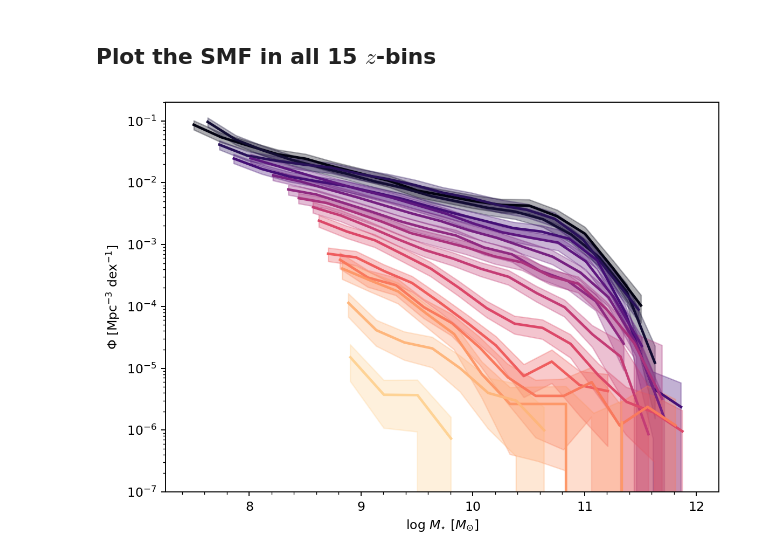
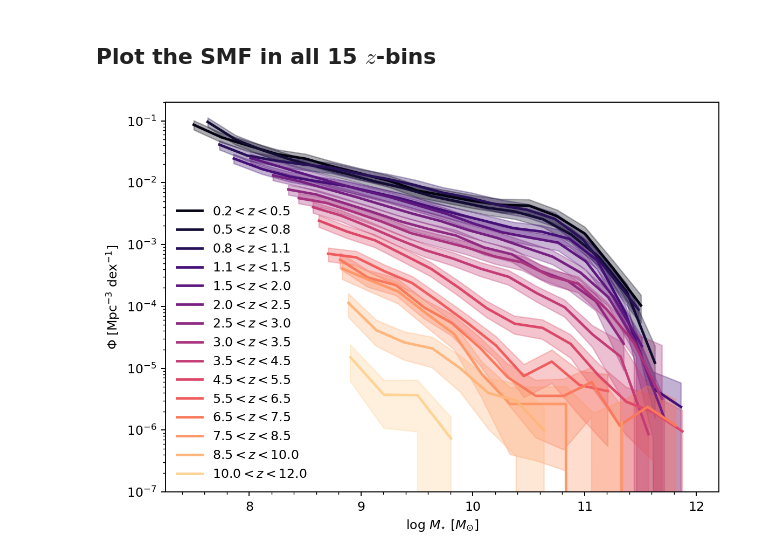
Before and after one commit to mShuntov/SMF_in_COSMOS-Web_Shuntov2024, a Jupyter notebook: howto.ipynb, the cells around one changed output. Cells and saved outputs as stored; diff of their text form; code cells hidden in the pictures.

```diff
--- a/howto.ipynb
+++ b/howto.ipynb
@@ -17,31 +17,32 @@ smf_data = Table.read('SMF_data_points.ecsv', format='ascii.ecsv')
 logmass = {}
 Phi = {}
 dPhi = {}
 # read for each z-bin
 for zb in zbins_str:
     logmass[zb] = smf_data[smf_data['Redshift']==zb]['M_star']
     Phi[zb] = smf_data[smf_data['Redshift']==zb]['Phi']
     dPhi[zb] = smf_data[smf_data['Redshift']==zb]['dPhi']
 
 
 # Create a figure
 fig, axs = plt.subplots(1, 1, figsize=(7, 5), dpi=170)
 fig.subplots_adjust(hspace=0.00, wspace=1.000)
 
 
 for i, zb in enumerate(zbins_str):
     axs.plot(logmass[zb], Phi[zb], lw=2, alpha=1.0, color=plt.cm.magma((i + 0.5)/16), label=f'${zb}$')
     axs.fill_between(logmass[zb], y1=Phi[zb]+dPhi[zb], y2=Phi[zb]-dPhi[zb], alpha=0.32,
                      color=plt.cm.magma((i + 0.5)/16))
 
 # Set axes properties
 axs.set_yscale('log')
 axs.set_ylim(1.0e-7, 0.2)
 axs.set_xlim(7.25, 12.2)
 axs.set_xlabel('log $M_{\star}$ [$M_{\odot}$]')
 axs.set_ylabel('$\\Phi$ [Mpc$^{-3}$ dex$^{-1}$]')
 axs.minorticks_on()
+axs.legend(frameon=False)
 plt.tight_layout()
 plt.show()
 # %% [output]
-[figure, old version]
+[figure, new version]
```
Also changed, not shown: parts of 2 cells of this notebook.
